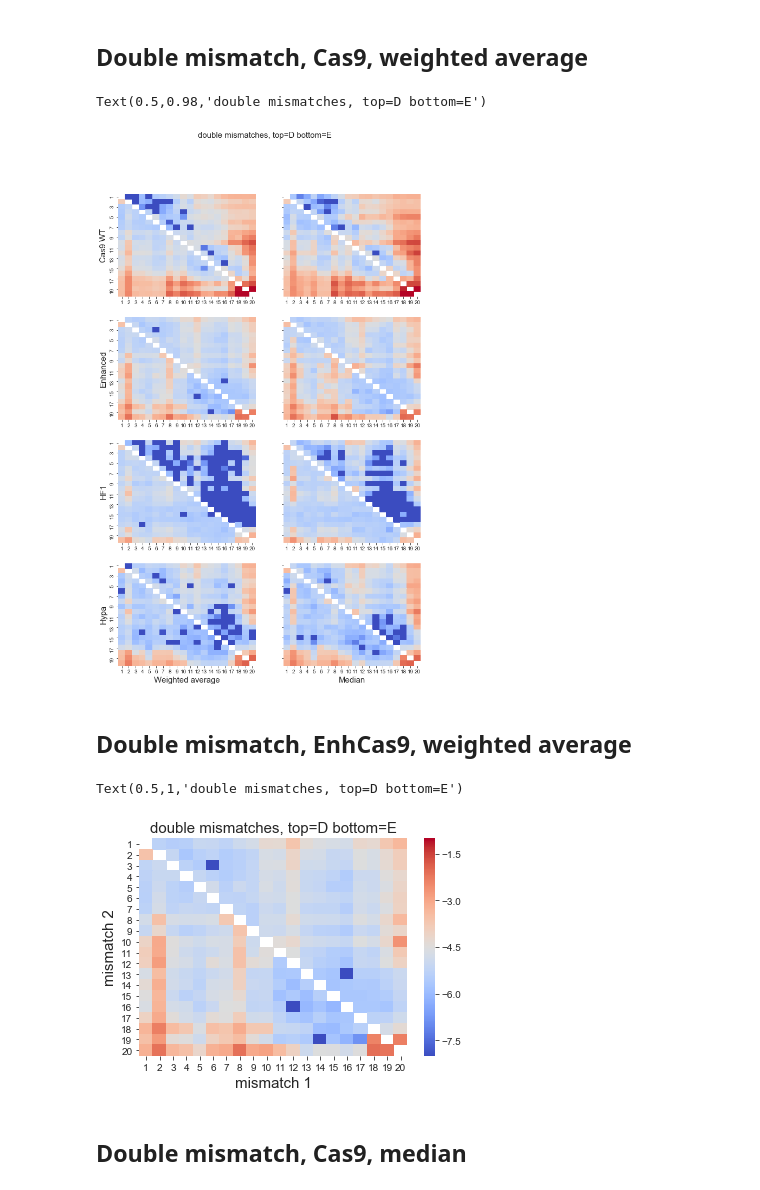
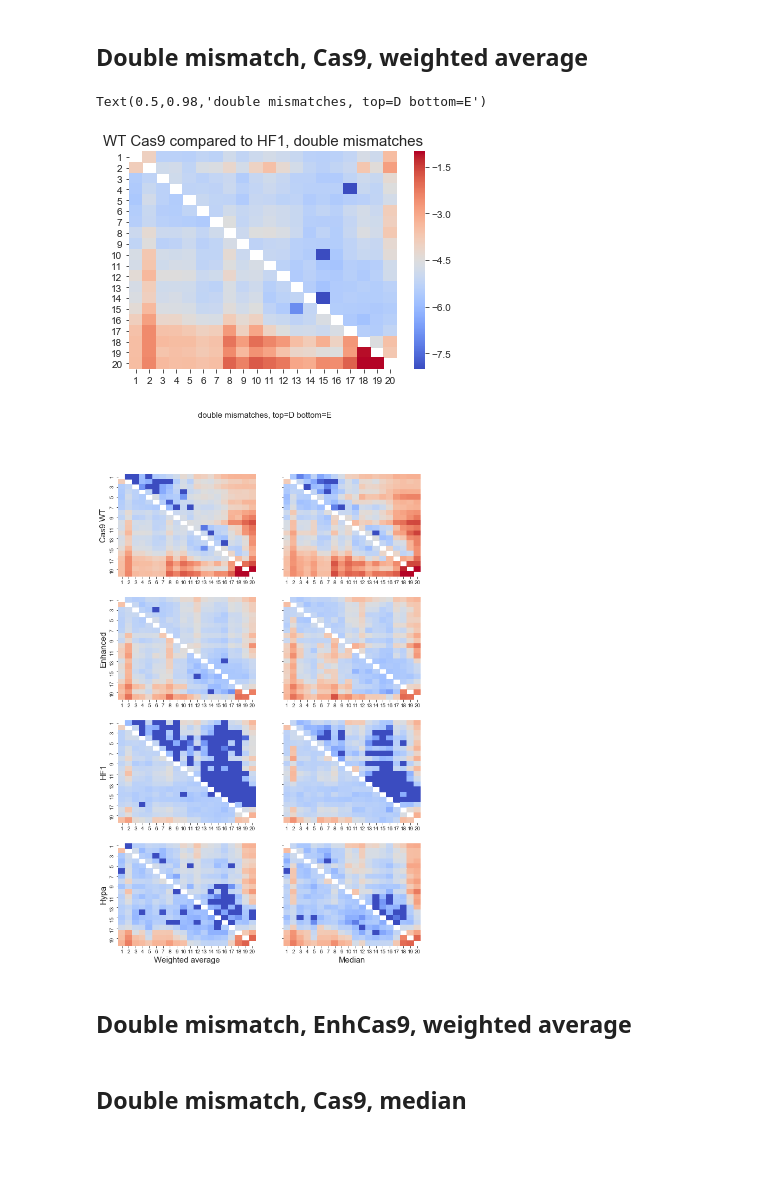
Before and after one commit to martin-depken/Energy-Landscape, a Jupyter notebook: predict_pclv_Stijn/comparing_datasets.ipynb, the cells around one changed output. Cells and saved outputs as stored; diff of their text form; code cells hidden in the pictures; blank space fills up the shorter version.

```diff
--- a/predict_pclv_Stijn/comparing_datasets.ipynb
+++ b/predict_pclv_Stijn/comparing_datasets.ipynb
@@ -22,7 +22,7 @@ guide = 20
 # %% [markdown]
 ## Load datasets
 # %%
-filenameE = 'ECas9_cleavage_rate_and_y0_Canonical_OT-r_0-2.csv'
+filenameE = 'WT_cleavage_rate_and_y0_Canonical_OT-r_0-2.csv'
 path_to_dataE = '../data_nucleaseq_Finkelsteinlab/targetE/'
 xdataE, ydataE, yerrE = processing.prepare_multiprocessing_nucleaseq(filenameE,path_to_dataE)
 _, ydatamedianE, yerrmedianE = processing.prepare_multiprocessing_nucleaseq(filenameE, path_to_dataE, True)
@@ -32,7 +32,7 @@ path_to_dataD = '../data_nucleaseq_Finkelsteinlab/targetD/'
 xdataD, ydataD, yerrD = processing.prepare_multiprocessing_nucleaseq(filenameD,path_to_dataD)
 _, ydatamedianD, yerrmedianD = processing.prepare_multiprocessing_nucleaseq(filenameD, path_to_dataD, True)
 # %%
-filenameEnhE = 'EnhE_cleavage_rate_and_y0_Canonical_OT-r_0-2.csv'
+filenameEnhE = 'Enh_cleavage_rate_and_y0_Canonical_OT-r_0-2.csv'
 path_to_dataEnhE = '../data_nucleaseq_Finkelsteinlab/targetE/'
 xdataEnhE, ydataEnhE, yerrEnhE = processing.prepare_multiprocessing_nucleaseq(filenameEnhE,path_to_dataEnhE)
 _, ydatamedianEnhE, yerrmedianEnhE = processing.prepare_multiprocessing_nucleaseq(filenameEnhE, path_to_dataEnhE, True)
@@ -42,12 +42,12 @@ path_to_dataEnhD = '../data_nucleaseq_Finkelsteinlab/targetD/'
 xdataEnhD, ydataEnhD, yerrEnhD = processing.prepare_multiprocessing_nucleaseq(filenameEnhD,path_to_dataEnhD)
 _, ydatamedianEnhD, yerrmedianEnhD = processing.prepare_multiprocessing_nucleaseq(filenameEnhD, path_to_dataEnhD, True)
 # %%
-filenameHF1E = 'HF1E_cleavage_rate_and_y0_Canonical_OT-r_0-2.csv'
+filenameHF1E = 'HF1_cleavage_rate_and_y0_Canonical_OT-r_0-2.csv'
 path_to_dataHF1E = '../data_nucleaseq_Finkelsteinlab/targetE/'
 xdataHF1E, ydataHF1E, yerrHF1E = processing.prepare_multiprocessing_nucleaseq(filenameHF1E,path_to_dataHF1E)
 _, ydatamedianHF1E, yerrmedianHF1E = processing.prepare_multiprocessing_nucleaseq(filenameHF1E, path_to_dataHF1E, True)
 # %%
-filenameHF1D = 'HF_cleavage_rate_and_y0_Canonical_OT-r_0-2.csv'
+filenameHF1D = 'HF1_cleavage_rate_and_y0_Canonical_OT-r_0-2.csv'
 path_to_dataHF1D = '../data_nucleaseq_Finkelsteinlab/targetD/'
 xdataHF1D, ydataHF1D, yerrHF1D = processing.prepare_multiprocessing_nucleaseq(filenameHF1D,path_to_dataHF1D)
 _, ydatamedianHF1D, yerrmedianHF1D = processing.prepare_multiprocessing_nucleaseq(filenameHF1D, path_to_dataHF1D, True)
@@ -247,37 +247,46 @@ for i in range(1,21):
     combined_errorHypa[i].loc[i]=np.nan
     combined_error_medianHypa[i].loc[i]=np.nan
 
+compare = k_double_dfE + k_double_dfHF1E.transpose()
+
+for i in range(1,21):
+    compare[i].loc[i]=np.nan
+
+g0 = sns.heatmap(compare,cmap="coolwarm",cbar=True,vmin=-8,vmax=-1)
+g0.set_title('WT Cas9 compared to HF1, double mismatches',fontsize=15)
+
 f,ax = plt.subplots(4,2,sharey=True,figsize=[10,16])
 g1 = sns.heatmap(combined_df_wa,cmap="coolwarm",cbar=False,ax=ax[0][0], vmin=-8, vmax=-1)
 g1.set_ylabel('Cas9 WT', fontsize=15)
 
 g2 = sns.heatmap(combined_df_median,cmap="coolwarm",cbar=False,ax=ax[0][1], vmin=-8, vmax=-1)
 
 g3 = sns.heatmap(combined_df_waEnh,cmap="coolwarm",cbar=False,ax=ax[1][0], vmin=-8, vmax=-1)
 g3.set_ylabel('Enhanced', fontsize=15)
 
 g4 = sns.heatmap(combined_df_medianEnh,cmap="coolwarm",cbar=False,ax=ax[1][1], vmin=-8, vmax=-1)
 
 g5 = sns.heatmap(combined_df_waHF1,cmap="coolwarm",cbar=False,ax=ax[2][0], vmin=-8, vmax=-1)
 g5.set_ylabel('HF1', fontsize=15)
 
 g6 = sns.heatmap(combined_df_medianHF1,cmap="coolwarm",cbar=False,ax=ax[2][1], vmin=-8, vmax=-1)
 
 g7 = sns.heatmap(combined_df_waHypa,cmap="coolwarm",cbar=False,ax=ax[3][0], vmin=-8, vmax=-1)
 g7.set_ylabel('Hypa', fontsize=15)
 g7.set_xlabel('Weighted average', fontsize=15)
 
 g8 = sns.heatmap(combined_df_medianHypa,cmap="coolwarm",cbar=False,ax=ax[3][1], vmin=-8, vmax=-1)
 g8.set_xlabel('Median', fontsize=15)
 
 f.suptitle('double mismatches, top=D bottom=E', fontsize=15)
 #sns.heatmap(combined_df_wa, cmap='coolwarm', cbar=True, vmin=-8, vmax =-1)
 #plt.xlabel('mismatch 1', fontsize=15)
 #plt.ylabel('mismatch 2', fontsize=15)
 #plt.title('double mismatches, top=D bottom=E', fontsize=15)
 # %% [output]
 Text(0.5,0.98,'double mismatches, top=D bottom=E')
-[figure, old version]
+[figure, new version]
+[figure, added]
 # %% [markdown]
 ## Double mismatch, EnhCas9, weighted average
 # %%
@@ -296,9 +305,6 @@ sns.heatmap(combined_df_waEnh, cmap='coolwarm', cbar=True, vmin=-8, vmax =-1)
 plt.xlabel('mismatch 1', fontsize=15)
 plt.ylabel('mismatch 2', fontsize=15)
 plt.title('double mismatches, top=D bottom=E', fontsize=15)
-# %% [output]
-Text(0.5,1,'double mismatches, top=D bottom=E')
-[figure, removed]
 # %% [markdown]
 ## Double mismatch, Cas9, median
 # %%
```
Also changed, not shown: parts of 4 cells of this notebook, 4 other files.
